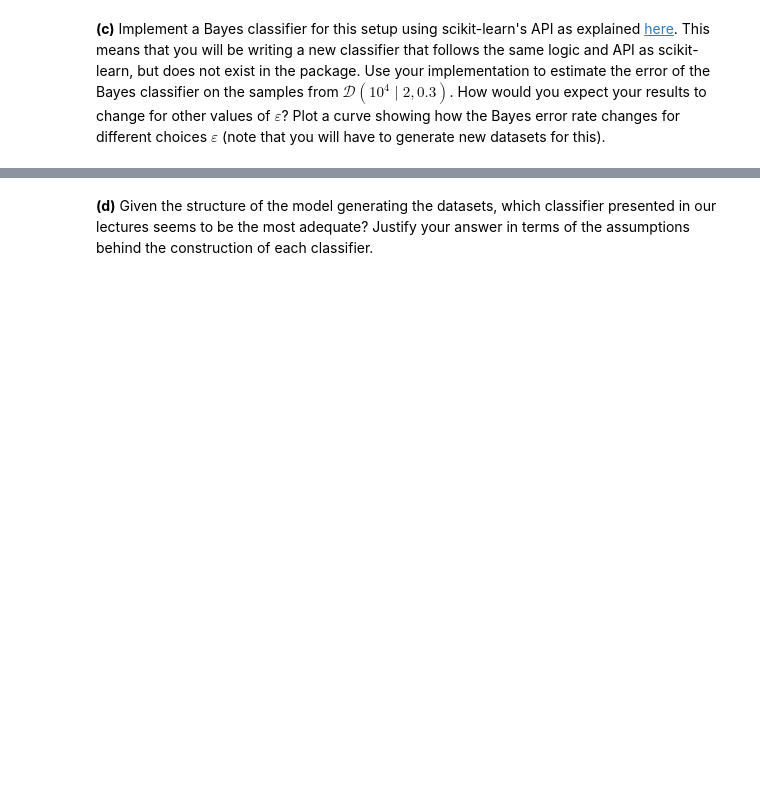
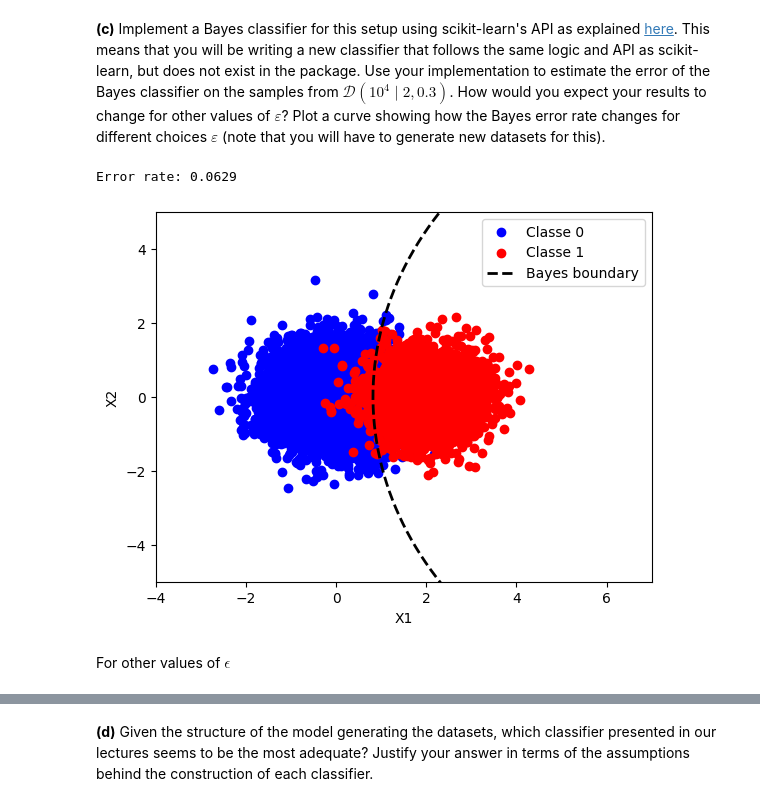
Before and after one commit to Ba-Hi/reports_tp, a Jupyter notebook: TP3/TP3.ipynb, the cells around one changed output, grey strips where cells are left out. Saved outputs shown, nothing was run; the diff lists cells and outputs as text; code cells hidden in the pictures; blank space fills up the shorter version.

```diff
--- a/TP3/TP3.ipynb
+++ b/TP3/TP3.ipynb
@@ -127,0 +223,44 @@ plt.show()
+# %%
+N = 10000
+epsilon = 2
+p = 0.3
+
+X, y = generate_dataset(N)
+clf = BayesClassifier(epsilon=epsilon, p=p)
+clf.fit()
+y_pred = clf.predict(X)
+
+error_rate = np.mean(y != y_pred)
+print("Error rate:", error_rate)
+# %% [output]
+Error rate: 0.0629
+# %%
+data = np.column_stack((X,y))
+colors = np.where(data[:, 2] == 1, 'red', 'blue')
+class0 = data[data[:, 2] == 0]
+class1 = data[data[:, 2] == 1]
+
+
+R2 = clf.R2
+R = np.sqrt(R2)
+
+theta = np.linspace(0, 2*np.pi, 500)
+x_ellipse = 5*epsilon + R * np.cos(theta)  # x1 center = 5*epsilon
+y_ellipse = 0 + R * np.sin(theta)          # x2 center = 0
+
+
+
+plt.scatter(class0[:, 0], class0[:, 1], c='blue', label='Classe 0')
+plt.scatter(class1[:, 0], class1[:, 1], c='red', label='Classe 1')
+plt.plot(x_ellipse, y_ellipse, 'k--', lw=2, label='Bayes boundary')
+
+plt.xlim(-4, 7)
+plt.ylim(-5, 5)
+plt.xlabel("X1")
+plt.ylabel("X2")
+plt.legend()
+plt.show()
+# %% [output]
+[figure, added]
+# %% [markdown]
+For other values of $\epsilon$
```
Also changed, not shown: parts of 12 cells of this notebook.
